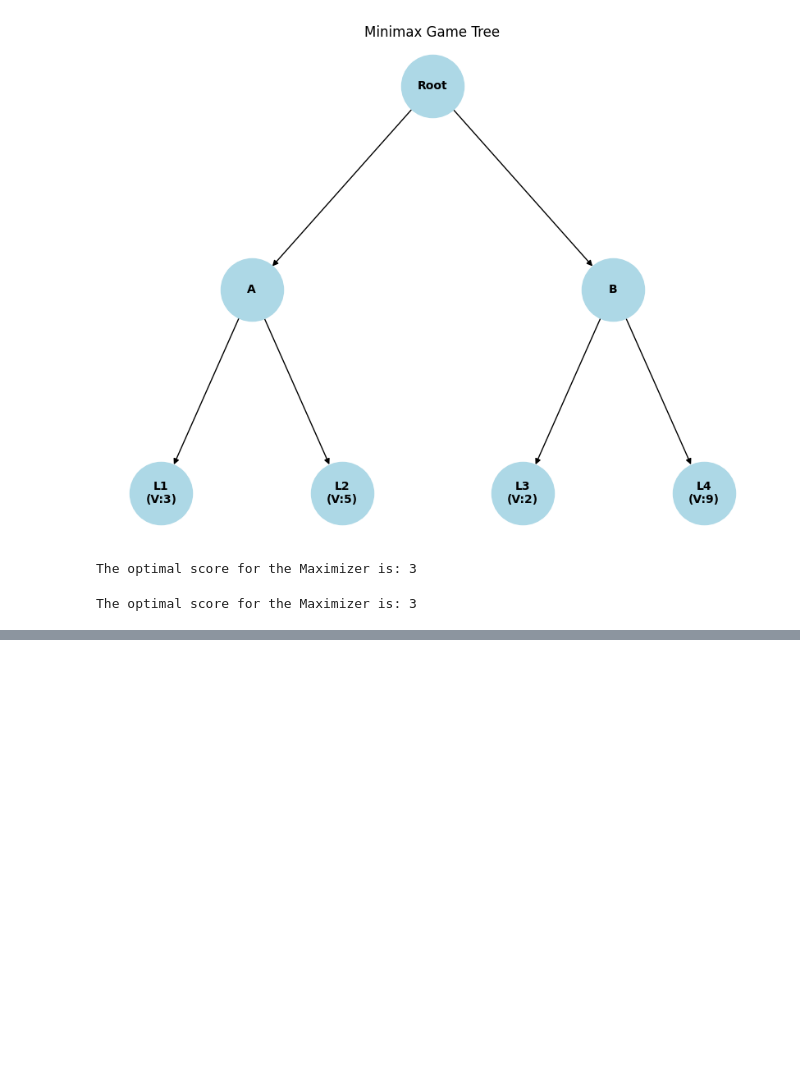
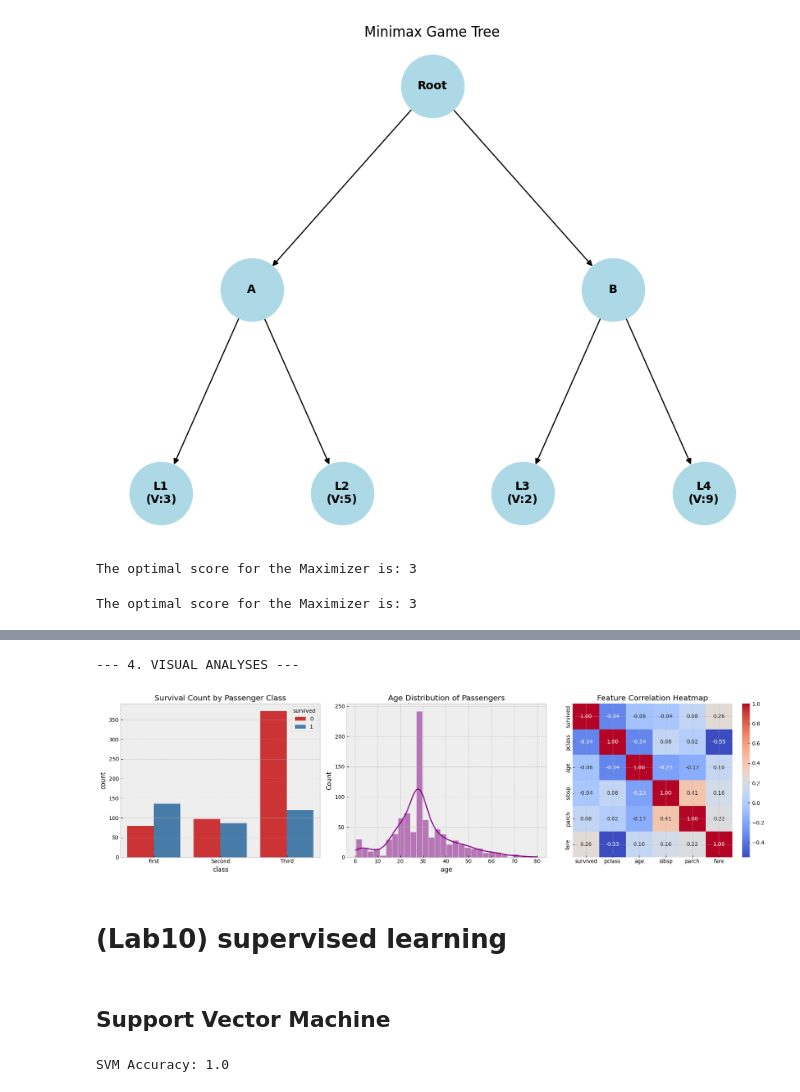
Before and after one commit to R4F4I/semester-4-FAST-K240009, a Jupyter notebook: AI/lab/final_prep/adversarial_search.ipynb, the cells around one changed output, grey strips where cells are left out. Cells and saved outputs as stored; diff of their text form; code cells hidden in the pictures; blank space fills up the shorter version.

```diff
--- a/AI/lab/final_prep/adversarial_search.ipynb
+++ b/AI/lab/final_prep/adversarial_search.ipynb
@@ -208,0 +286,13 @@ The optimal score for the Maximizer is: 3
+# %%
+
+# ==========================================
+# Phase 2: Data Cleaning & Transformation
+# ==========================================
+print("\n--- 2. DATA CLEANING ---")
+# The 'deck' column has too many missing values (mostly null), so we drop it
+df.drop('deck', axis=1, inplace=True)
+
+# The 'age' column has some missing values. We fill them with the median age.
+df['age'] = df['age'].fillna(df['age'].median())
+
+print("Missing values after cleaning:\n", df.isnull().sum()[['age', 'embarked']])
@@ -208,0 +336,62 @@ The optimal score for the Maximizer is: 3
+# %%
+# ==========================================
+# Phase 4: Visualizations
+# ==========================================
+print("\n--- 4. VISUAL ANALYSES ---")
+# Set a nice style for our plots
+plt.style.use('bmh')
+fig, axes = plt.subplots(1, 3, figsize=(18, 5))
+
+# Plot 1: Countplot of Survival by Class
+sns.countplot(x='class', hue='survived', data=df, ax=axes[0], palette='Set1')
+axes[0].set_title('Survival Count by Passenger Class')
+
+# Plot 2: Distribution of Ages
+sns.histplot(df['age'], bins=30, kde=True, color='purple', ax=axes[1])
+axes[1].set_title('Age Distribution of Passengers')
+
+# Plot 3: Correlation Heatmap (Numerical features only)
+# We select only numerical columns for correlation
+df_num = df.select_dtypes(include=['float64', 'int64'])
+sns.heatmap(df_num.corr(), annot=True, cmap='coolwarm', fmt=".2f", ax=axes[2])
+axes[2].set_title('Feature Correlation Heatmap')
+
+plt.tight_layout()
+plt.show()
+# %% [output]
+--- 4. VISUAL ANALYSES ---
+[figure, added]
+# %% [markdown]
+# (Lab10) supervised learning
+# %% [markdown]
+## Support Vector Machine
+# %%
+import numpy as np
+import matplotlib.pyplot as plt
+from sklearn import datasets
+from sklearn.svm import SVC
+from sklearn.model_selection import train_test_split
+from sklearn.metrics import accuracy_score
+
+# Load dataset
+iris = datasets.load_iris()
+# IMPORTANT: Use only the first two features for 2D visualization
+X = iris.data[:, :2]
+y = iris.target
+y = (y == 0).astype(int) # Convert to binary classification problem
+
+# Split data
+X_train, X_test, y_train, y_test = train_test_split(X, y, test_size=0.3, random_state=42)
+
+# Train SVM model with RBF kernel
+svm = SVC(kernel='rbf', C=1, gamma='scale')
+svm.fit(X_train, y_train)
+
+# Make predictions
+y_pred = svm.predict(X_test)
+
+# Evaluate the model
+acc = accuracy_score(y_test, y_pred)
+print('SVM Accuracy:', acc)
+# %% [output]
+SVM Accuracy: 1.0
```
Also changed, not shown: parts of 19 cells of this notebook.
